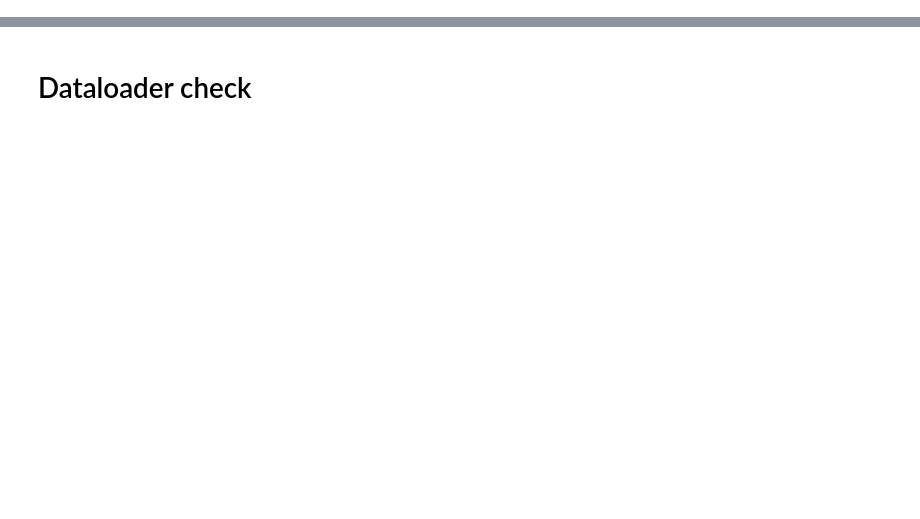
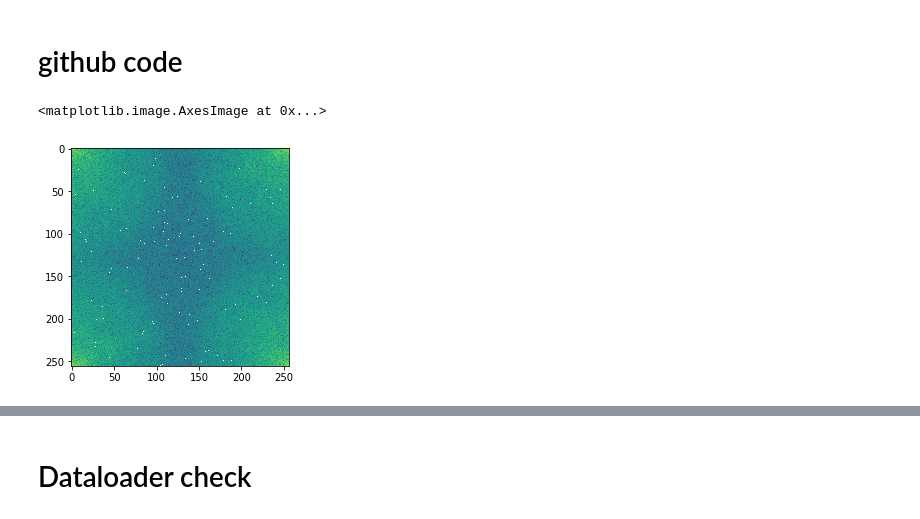
Before and after one commit to amritkumar9595/ssl-calgary-chennAI, a Jupyter notebook: singlechanel_exp.ipynb, the cells around one changed output, grey strips where cells are left out. Drawn from its saved outputs; the diff is of its cells as text; code cells hidden in the pictures; blank space fills up the shorter version.

```diff
--- a/singlechanel_exp.ipynb
+++ b/singlechanel_exp.ipynb
@@ -69,3 +83,14 @@ plt.colorbar()
 fig.add_subplot(1, 2,2 )
 plt.imshow(torch.sqrt(kspace_us[:,:,0]**2+kspace_us[:,:,1]**2)/(10000*maxi))
 plt.colorbar()
+# %% [markdown]
+# github code
+# %%
+fname = "/media/student1/RemovableVolume/calgary_new/singlechannel/Train/e13991s3_P01536.7.npy"
+slice = 50
+data = np.load(fname)
+kspace = data[slice]
+plt.imshow(np.log(np.sqrt(kspace[:,:,0]**2 + kspace[:,:,1]*2)+1e-8))
+# %% [output]
+<matplotlib.image.AxesImage at 0x...>
+[figure, added]
```
Also changed, not shown: parts of 20 cells of this notebook, 10 other files.
